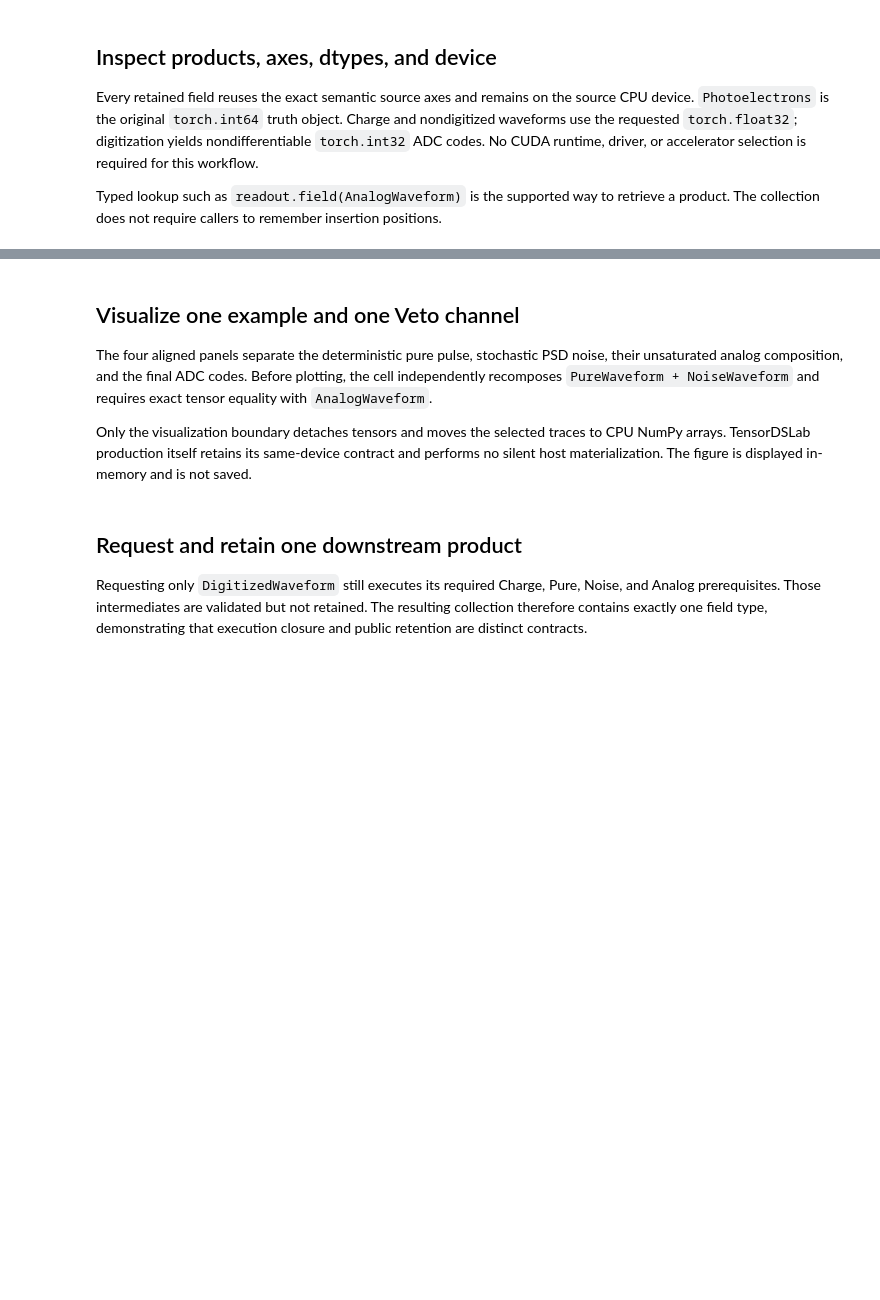
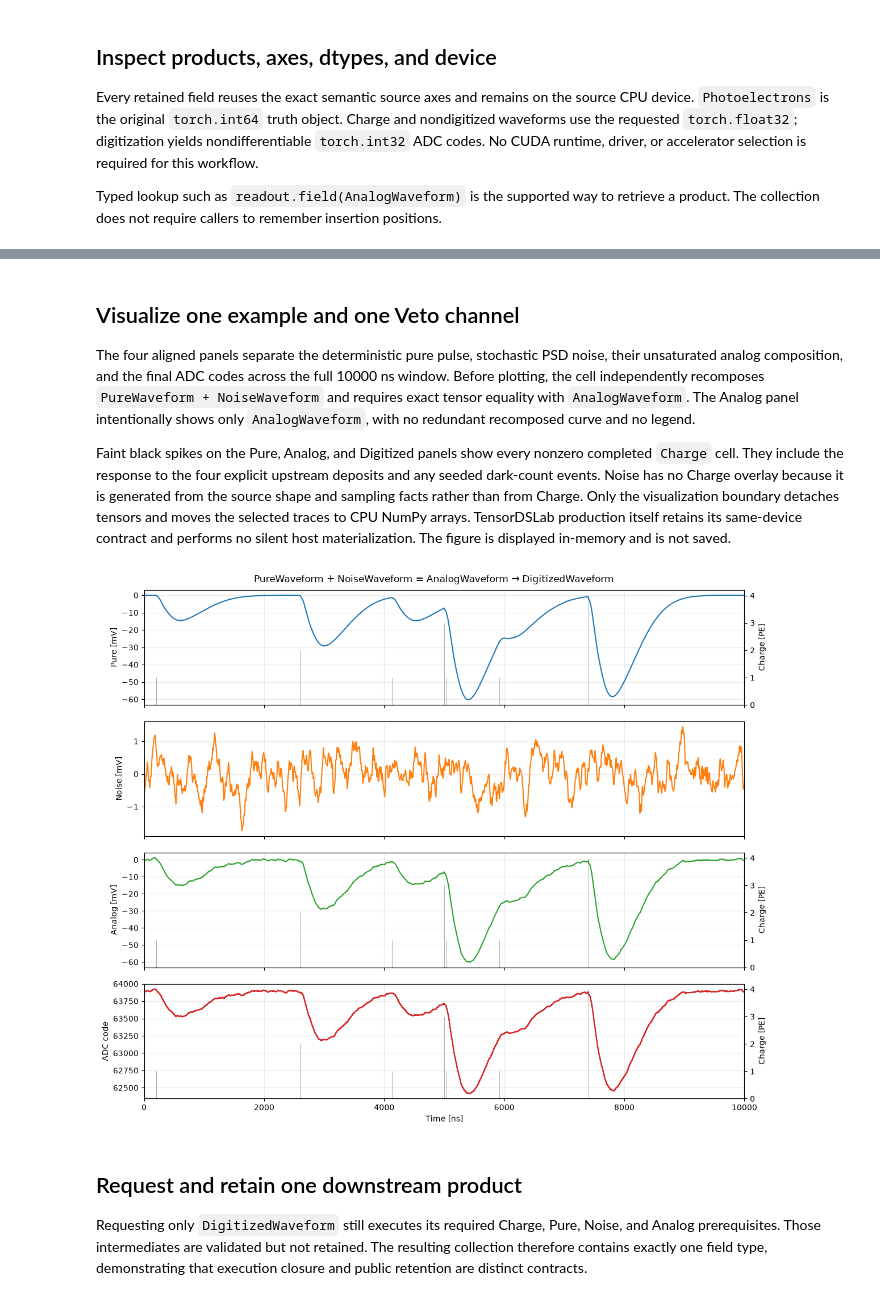
Before and after one commit to mbedard44/TensorDSLab, a Jupyter notebook: demos/readout.ipynb, the cells around one changed output, grey strips where cells are left out. Drawn from its saved outputs; the diff is of its cells as text; code cells hidden in the pictures; blank space fills up the shorter version.

Commit message:
refine DS20k veto demo digitizer and source

```diff
--- a/demos/readout.ipynb
+++ b/demos/readout.ipynb
@@ -71,21 +76,15 @@ The semantic axes describe two examples, four named Veto channels, and 1280 samp
 # %%
-source_generator = torch.Generator(device="cpu")
-source_generator.manual_seed(11)
-
 axes = (
     ExampleAxis(count=2),
     ChannelAxis(labels=("veto-0", "veto-1", "veto-2", "veto-3")),
-    SampleAxis.from_period(period=quantity(2.0, "ns"), count=1280),
+    SampleAxis.from_period(period=quantity(2.0, "ns"), count=5000),
 )
 shape = tuple(axis.size for axis in axes)
-draws = torch.randint(
-    low=0,
-    high=512,
-    size=shape,
-    dtype=torch.int64,
-    generator=source_generator,
-)
-counts = torch.where(draws < 2, draws + 1, torch.zeros_like(draws))
+counts = torch.zeros(shape, dtype=torch.int64, device="cpu")
+counts[0, 0, 100] = 1
+counts[0, 0, 1300] = 2
+counts[0, 0, 2500] = 3
+counts[0, 0, 3700] = 4
 photoelectrons = Photoelectrons(tensor=counts, axes=axes)
 # %% [markdown]
 ## Inspect the source contract
@@ -184,9 +203,9 @@ assert readout.field(DigitizedWaveform).tensor.dtype is torch.int32
 # %% [markdown]
 ## Visualize one example and one Veto channel
 
-The four aligned panels separate the deterministic pure pulse, stochastic PSD noise, their unsaturated analog composition, and the final ADC codes. Before plotting, the cell independently recomposes `PureWaveform + NoiseWaveform` and requires exact tensor equality with `AnalogWaveform`.
+The four aligned panels separate the deterministic pure pulse, stochastic PSD noise, their unsaturated analog composition, and the final ADC codes across the full 10000 ns window. Before plotting, the cell independently recomposes `PureWaveform + NoiseWaveform` and requires exact tensor equality with `AnalogWaveform`. The Analog panel intentionally shows only `AnalogWaveform`, with no redundant recomposed curve and no legend.
 
-Only the visualization boundary detaches tensors and moves the selected traces to CPU NumPy arrays. TensorDSLab production itself retains its same-device contract and performs no silent host materialization. The figure is displayed in-memory and is not saved.
+Faint black spikes on the Pure, Analog, and Digitized panels show every nonzero completed `Charge` cell. They include the response to the four explicit upstream deposits and any seeded dark-count events. Noise has no Charge overlay because it is generated from the source shape and sampling facts rather than from Charge. Only the visualization boundary detaches tensors and moves the selected traces to CPU NumPy arrays. TensorDSLab production itself retains its same-device contract and performs no silent host materialization. The figure is displayed in-memory and is not saved.
 # %%
 import matplotlib.pyplot as plt
 
@@ -194,41 +213,64 @@ pure = readout.field(PureWaveform)
 noise = readout.field(NoiseWaveform)
 analog = readout.field(AnalogWaveform)
 digitized = readout.field(DigitizedWaveform)
+charge = readout.field(Charge)
 
 sample_axis = photoelectrons.axis(SampleAxis)
 sample_indices = torch.arange(sample_axis.size, dtype=torch.float64)
 time_ns = (sample_axis.start + sample_axis.step * sample_indices) * 1.0e-3
 
 example_index = 0
 channel_index = 0
 selection = (example_index, channel_index, slice(None))
 
 pure_trace = pure.tensor[selection].detach().cpu()
 noise_trace = noise.tensor[selection].detach().cpu()
 analog_trace = analog.tensor[selection].detach().cpu()
 digitized_trace = digitized.tensor[selection].detach().cpu()
+charge_trace = charge.tensor[selection].detach().cpu()
+source_trace = photoelectrons.tensor[selection].detach().cpu()
 recomposed_trace = pure_trace + noise_trace
 
 assert torch.equal(analog_trace, recomposed_trace)
+source_indices = torch.nonzero(source_trace, as_tuple=False).flatten()
+charge_indices = torch.nonzero(charge_trace, as_tuple=False).flatten()
+assert torch.equal(source_indices, torch.tensor((100, 1300, 2500, 3700)))
+assert torch.equal(source_trace[source_indices], torch.tensor((1, 2, 3, 4)))
 
 figure, plot_axes = plt.subplots(4, 1, figsize=(12, 10), sharex=True)
 plot_axes[0].plot(time_ns.numpy(), pure_trace.numpy(), color="tab:blue")
 plot_axes[0].set_ylabel("Pure [mV]")
 plot_axes[1].plot(time_ns.numpy(), noise_trace.numpy(), color="tab:orange")
 plot_axes[1].set_ylabel("Noise [mV]")
-plot_axes[2].plot(time_ns.numpy(), analog_trace.numpy(), color="tab:green", label="AnalogWaveform")
-plot_axes[2].plot(time_ns.numpy(), recomposed_trace.numpy(), color="black", linestyle="--", linewidth=1.0, label="Pure + Noise")
+plot_axes[2].plot(time_ns.numpy(), analog_trace.numpy(), color="tab:green")
 plot_axes[2].set_ylabel("Analog [mV]")
-plot_axes[2].legend()
 plot_axes[3].step(time_ns.numpy(), digitized_trace.numpy(), where="post", color="tab:red")
 plot_axes[3].set_ylabel("ADC code")
 plot_axes[3].set_xlabel("Time [ns]")
+for panel_index in (0, 2, 3):
+    charge_axis = plot_axes[panel_index].twinx()
+    charge_axis.vlines(
+        time_ns[charge_indices].numpy(),
+        0.0,
+        charge_trace[charge_indices].numpy(),
+        color="black",
+        alpha=0.3,
+        linewidth=0.8,
+    )
+    charge_axis.set_ylabel("Charge [PE]", color="black")
+    charge_axis.tick_params(axis="y", colors="black")
+    charge_axis.spines["right"].set_color("black")
+    charge_axis.set_ylim(bottom=0.0)
+    charge_axis.grid(False)
+plot_axes[3].set_xlim(0.0, sample_axis.stop_time.magnitude * 1.0e-3)
 for axis in plot_axes:
     axis.grid(alpha=0.25)
 figure.suptitle("PureWaveform + NoiseWaveform = AnalogWaveform → DigitizedWaveform")
 figure.tight_layout()
 plt.show()
 plt.close(figure)
+# %% [output]
+[figure, added]
 # %% [markdown]
 ## Request and retain one downstream product
 
```
Also changed, not shown: parts of 12 cells of this notebook, 8 other files.
